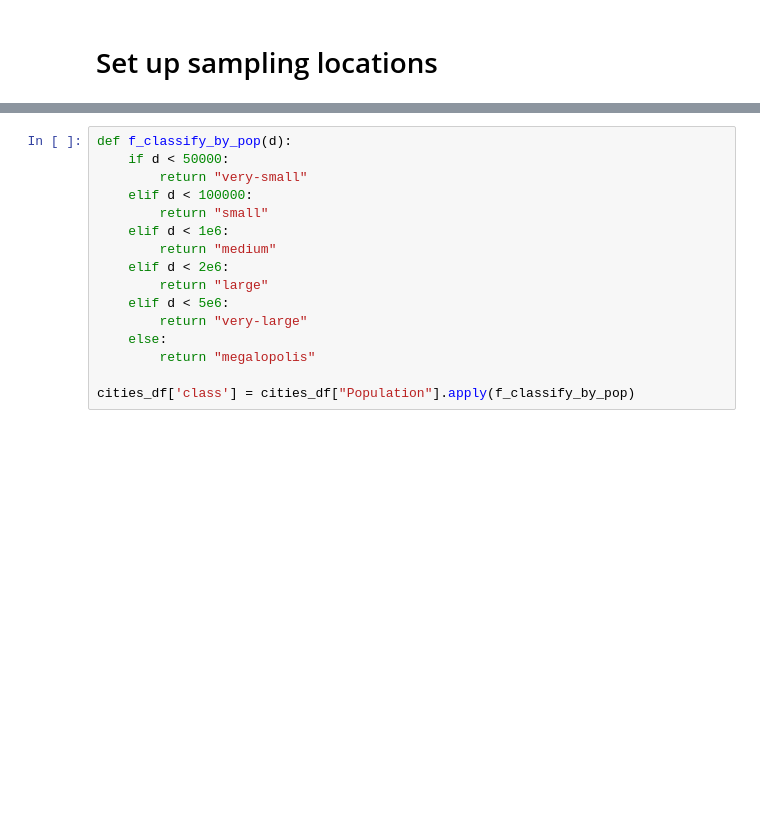
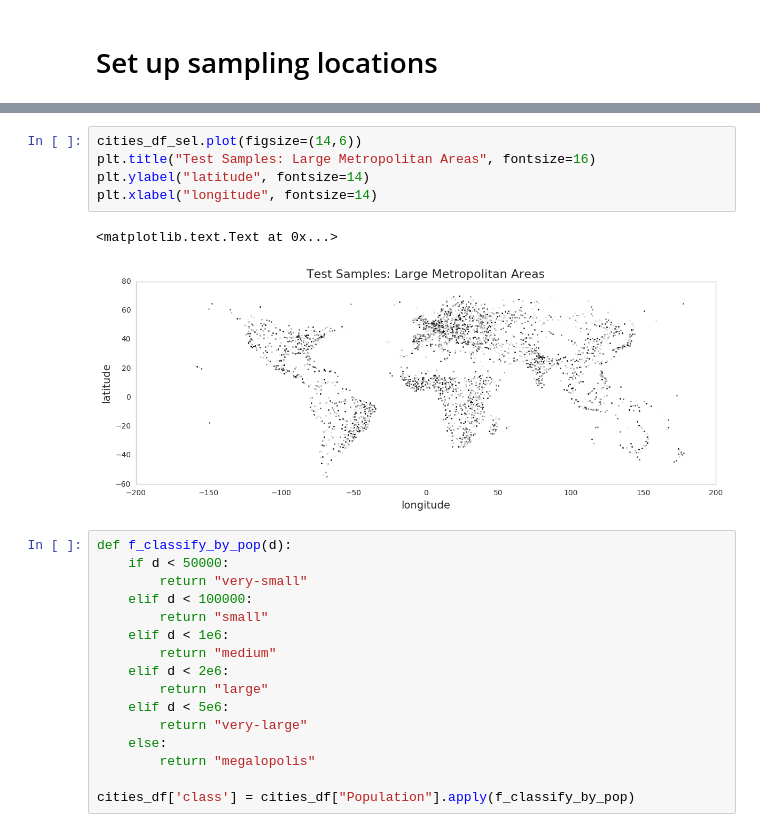
Before and after one commit to adrianalbert/urbanization-patterns, a Jupyter notebook: create-datasets/world cities dataset.ipynb, the cells around one changed output, grey strips where cells are left out. Saved outputs shown, nothing was run; the diff lists cells and outputs as text; blank space fills up the shorter version.

```diff
--- a/create-datasets/world cities dataset.ipynb
+++ b/create-datasets/world cities dataset.ipynb
@@ -56,3 +144,11 @@ cities_df.head()
+# %%
+cities_df_sel.plot(figsize=(14,6))
+plt.title("Test Samples: Large Metropolitan Areas", fontsize=16)
+plt.ylabel("latitude", fontsize=14)
+plt.xlabel("longitude", fontsize=14)
+# %% [output]
+<matplotlib.text.Text at 0x...>
+[figure, added]
 # %%
 def f_classify_by_pop(d):
     if d < 50000:
```
Also changed, not shown: parts of 23 cells of this notebook, 6 other files.
